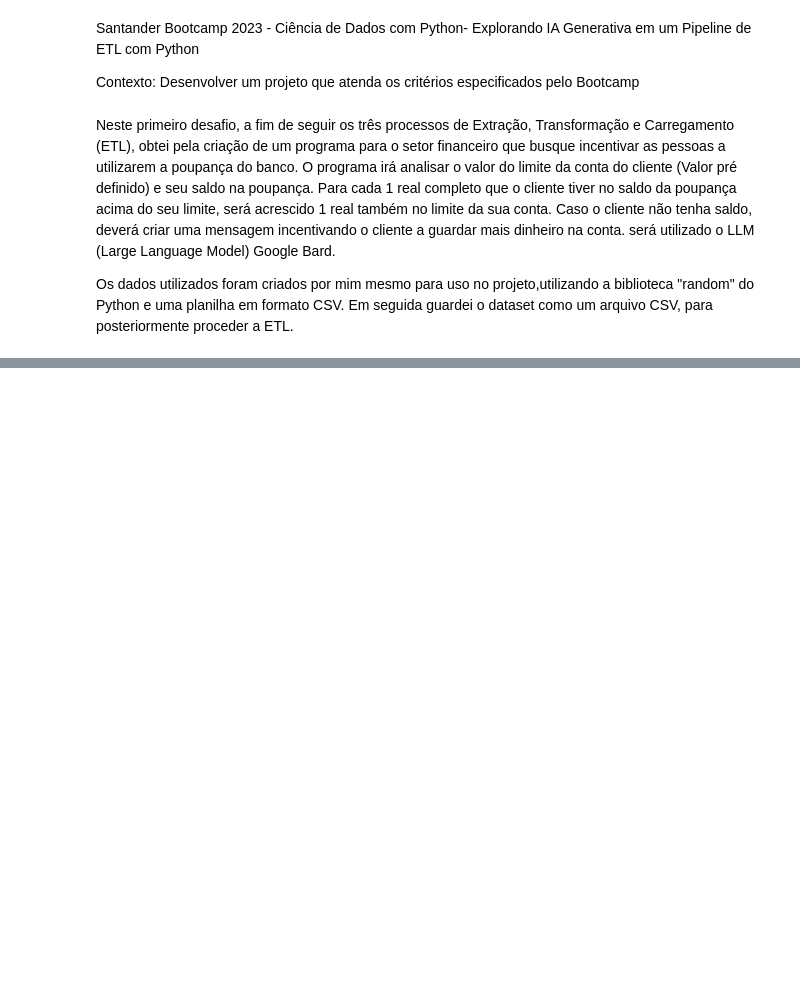
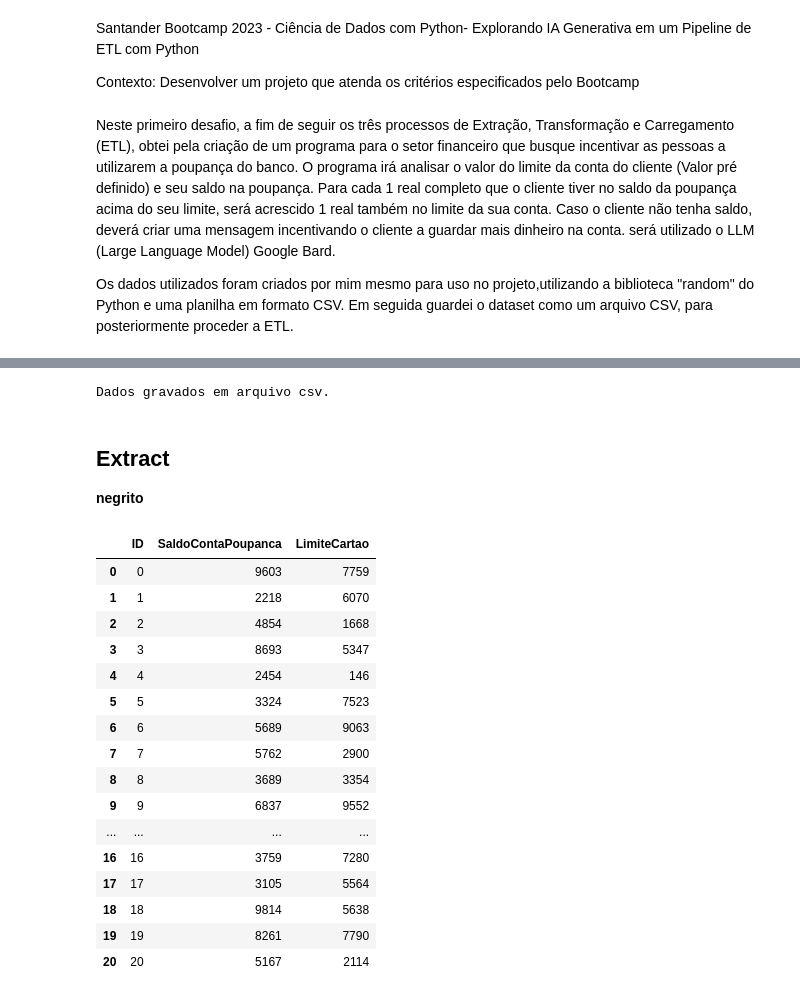
Before and after one commit to ChristianFel7/santander-bootcamp, a Jupyter notebook: Explorando_IA_Generativa_em_um_Pipeline_de_ETL_com_Python.ipynb, the cells around one changed output, grey strips where cells are left out. Drawn from its saved outputs; the diff is of its cells as text; code cells hidden in the pictures; blank space fills up the shorter version.

```diff
--- a/Explorando_IA_Generativa_em_um_Pipeline_de_ETL_com_Python.ipynb
+++ b/Explorando_IA_Generativa_em_um_Pipeline_de_ETL_com_Python.ipynb
@@ -11,0 +61,32 @@ Os dados utilizados foram criados por mim mesmo para uso no projeto,utilizando a
+# %%
+try:
+  dados_clientes.to_csv('dados_clientes.csv', index=False)
+  print('Dados gravados em arquivo csv.')
+except:
+  print('Os dados não foram gravados.')
+# %% [output]
+Dados gravados em arquivo csv.
+# %% [markdown]
+## **E**xtract
+**negrito**
+# %%
+dados_clientes = pd.read_csv('dados_clientes.csv')
+dados_clientes
+# %% [output]
+|  | ID | SaldoContaPoupanca | LimiteCartao |
+| 0 | 0 | 9603 | 7759 |
+| 1 | 1 | 2218 | 6070 |
+| 2 | 2 | 4854 | 1668 |
+| 3 | 3 | 8693 | 5347 |
+| 4 | 4 | 2454 | 146 |
+| 5 | 5 | 3324 | 7523 |
+| 6 | 6 | 5689 | 9063 |
+| 7 | 7 | 5762 | 2900 |
+| 8 | 8 | 3689 | 3354 |
+| 9 | 9 | 6837 | 9552 |
+| ... | ... | ... | ... |
+| 16 | 16 | 3759 | 7280 |
+| 17 | 17 | 3105 | 5564 |
+| 18 | 18 | 9814 | 5638 |
+| 19 | 19 | 8261 | 7790 |
+| 20 | 20 | 5167 | 2114 |
```
Also changed, not shown: parts of 14 cells of this notebook.
